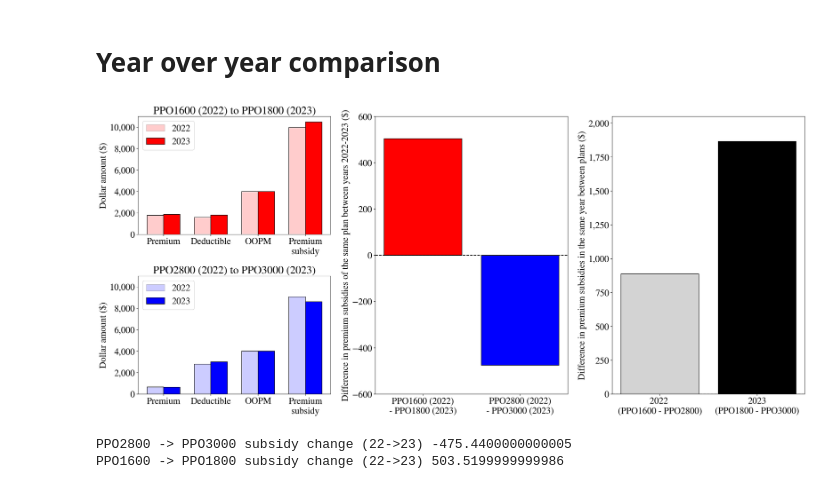
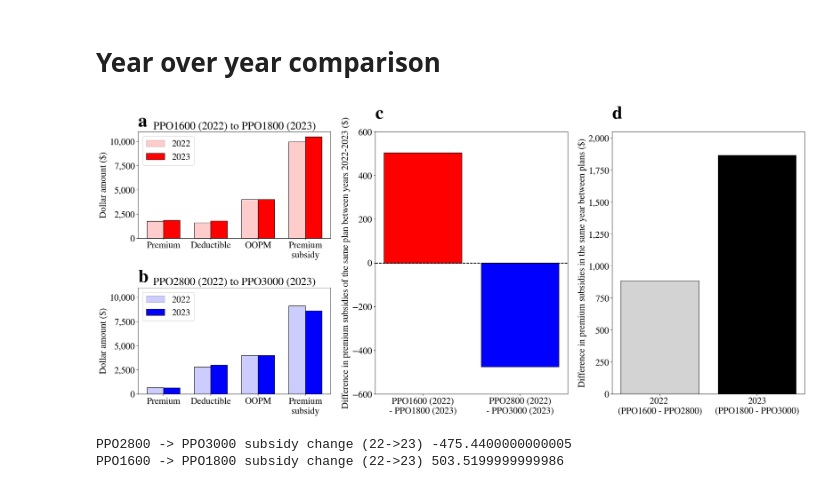
Before and after one commit to sbooeshaghi/health-insurance, a Jupyter notebook: healthcare_costs.ipynb, the cells around one changed output. Drawn from its saved outputs; the diff is of its cells as text; code cells hidden in the pictures.

Commit message:
plot preparation

```diff
--- a/healthcare_costs.ipynb
+++ b/healthcare_costs.ipynb
@@ -218,8 +219,6 @@ axs[1].set(**{
 axs[0].legend()
 
 for n, ax in enumerate(axs.flat):
-
-    ax.imshow(np.random.randn(10,10), interpolation='none')
     ax.text(0, 1.05, string.ascii_lowercase[n], transform=ax.transAxes,
             size=40, weight='bold')
 
@@ -521,8 +520,6 @@ axs[1].set(**{
 axs[0].legend()
 
 for n, ax in enumerate(axs.flat):
-
-    ax.imshow(np.random.randn(10,10), interpolation='none')
     ax.text(0, 1.05, string.ascii_lowercase[n], transform=ax.transAxes,
             size=40, weight='bold')
 
@@ -844,34 +839,40 @@ y = [
 ax.bar(labels, y, edgecolor="k", color=["red", "blue"])
 ax.axhline(0, color="k", linestyle="--")
 ax.set(**{
     "ylabel": "Difference in premium subsidies of the same plan between years 2022-2023 ($)",
     "ylim": (-600, 600)
 })
 # ax.yaxis.tick_right()
 # ax.yaxis.set_label_position("right")
 
 ax = axs[3]
 labels = ["2022 \n(PPO1600 - PPO2800)", "2023\n(PPO1800 - PPO3000)"]
 y = [
     plans["PPO1600-22"]["premium_subsidy"] - plans["PPO2800-22"]["premium_subsidy"],
     plans["PPO1800-23"]["premium_subsidy"] - plans["PPO3000-23"]["premium_subsidy"],
 ]
 ax.bar(labels, y, edgecolor="k", color=["lightgray", "black"])
 ax.axhline(0, color="k", linestyle="--")
 ax.set(**{
     "ylabel": "Difference in premium subsidies in the same year between plans ($)",
     "ylim": (0, 2050)
 })
 # ax.yaxis.tick_right()
 # ax.yaxis.set_label_position("right")
 
 # ax.text(0, y[0]*(1.01), "PPO1600 \n- PPO2800", ha="center")
 # ax.text(1, y[1]*(1.01), "PPO1800 \n- PPO3000", ha="center")
 ax.yaxis.set_major_formatter(mpl.ticker.StrMethodFormatter('{x:,.0f}'))
+
+for n, ax in enumerate(axs):
+
+    ax.text(0, 1.05, string.ascii_lowercase[n], transform=ax.transAxes,
+            size=40, weight='bold')
+
 fig.savefig("yoy-costs.png", dpi=300, bbox_inches="tight")
 fig.show()
 # %% [output]
-[figure, old version]
+[figure, new version]
 # %%
 print("PPO2800 -> PPO3000 subsidy change (22->23)", plans["PPO3000-23"]["premium_subsidy"] - plans["PPO2800-22"]["premium_subsidy"])
 print("PPO1600 -> PPO1800 subsidy change (22->23)", plans["PPO1800-23"]["premium_subsidy"] - plans["PPO1600-22"]["premium_subsidy"])
```
Also changed, not shown: parts of 2 cells of this notebook.
